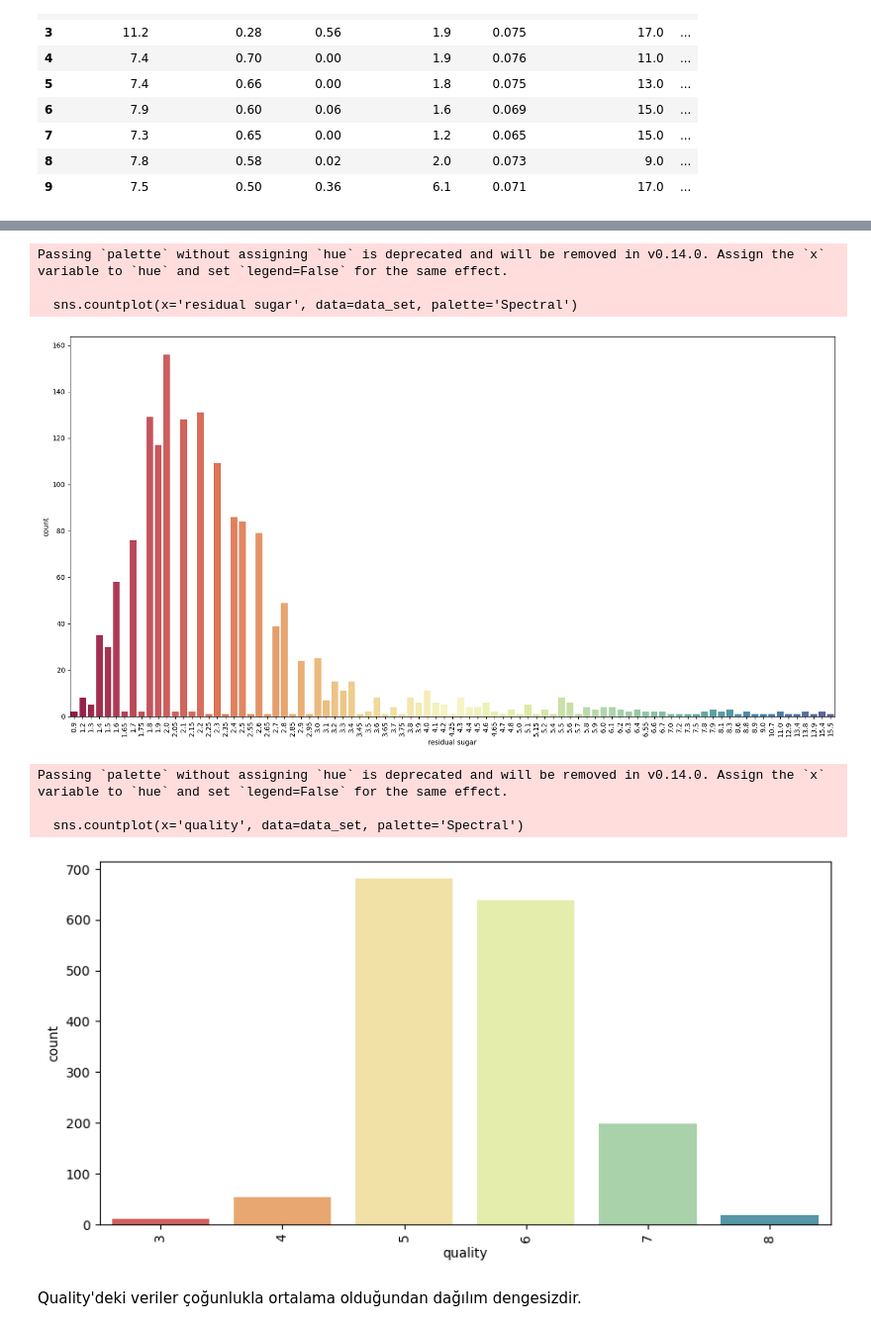
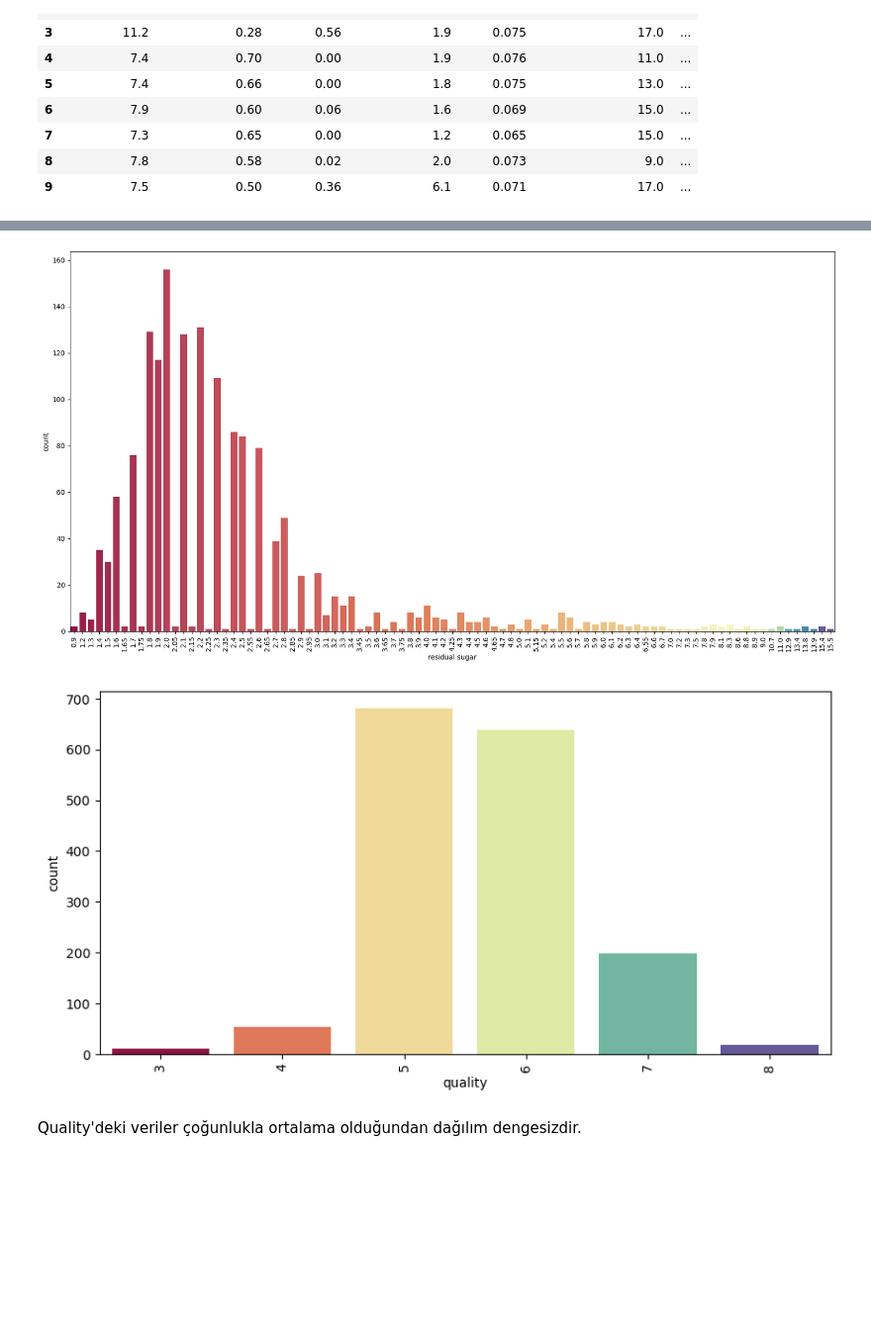
Before and after one commit to YarenAyan/Akbank-Machine-Learning-Bootcamp, a Jupyter notebook: AkbankML.ipynb, the cells around one changed output, grey strips where cells are left out. Shown: that part at 99% size. Saved outputs shown, nothing was run; the diff lists cells and outputs as text; code cells hidden in the pictures; blank space fills up the shorter version.

```diff
--- a/AkbankML.ipynb
+++ b/AkbankML.ipynb
@@ -92,23 +83,17 @@ Passing `palette` without assigning `hue` is deprecated and will be removed in v
 # %%
 plt.figure(figsize=(20, 10))
-sns.countplot(x='residual sugar', data=data_set, palette='Spectral')
+sns.countplot(x='residual sugar', data=data_set, hue='residual sugar', palette='Spectral', legend=False)
 plt.xticks(rotation=90)
 plt.show()
 # %% [output]
-Passing `palette` without assigning `hue` is deprecated and will be removed in v0.14.0. Assign the `x` variable to `hue` and set `legend=False` for the same effect.
-
-  sns.countplot(x='residual sugar', data=data_set, palette='Spectral')
-[figure, old version]
+[figure, new version]
 # %%
 plt.figure(figsize=(10, 5))
-sns.countplot(x='quality', data=data_set, palette='Spectral')
+sns.countplot(x='quality', data=data_set, hue='quality', palette='Spectral', legend=False)
 plt.xticks(rotation=90)
 plt.show()
 # %% [output]
-Passing `palette` without assigning `hue` is deprecated and will be removed in v0.14.0. Assign the `x` variable to `hue` and set `legend=False` for the same effect.
-
-  sns.countplot(x='quality', data=data_set, palette='Spectral')
-[figure, old version]
+[figure, new version]
 # %% [markdown]
 Quality'deki veriler çoğunlukla ortalama olduğundan dağılım dengesizdir.
 # %%
```
Also changed, not shown: parts of 3 cells of this notebook.
